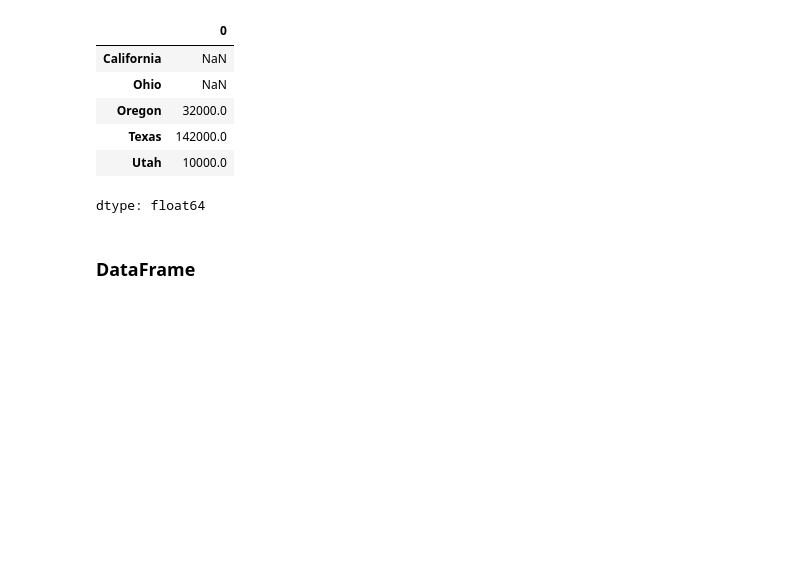
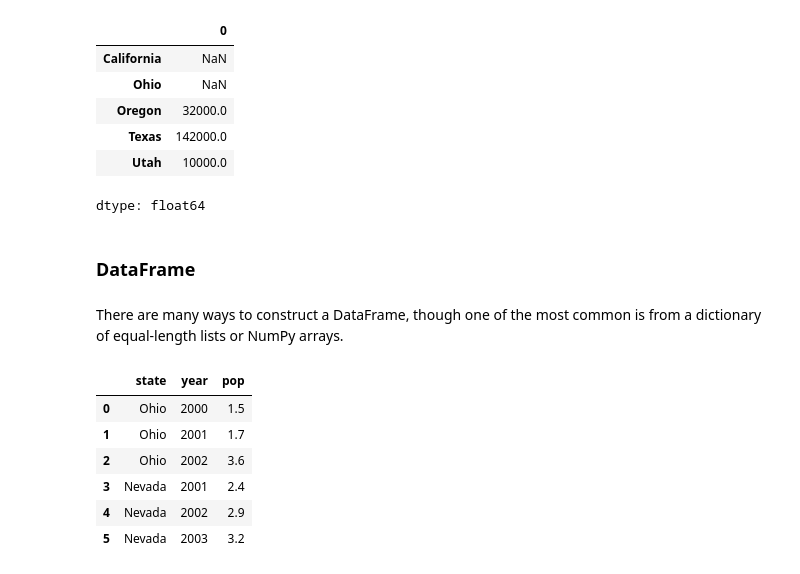
Before and after one commit to Mountain-Biker/pydata-book-practice, a Jupyter notebook: chapter5.ipynb, the cells around one changed output. Cells and saved outputs as stored; diff of their text form; code cells hidden in the pictures; blank space fills up the shorter version.

```diff
--- a/chapter5.ipynb
+++ b/chapter5.ipynb
@@ -157,3 +157,5 @@ obj3 + obj4
 dtype: float64
 # %% [markdown]
 ### DataFrame
+# %% [markdown]
+There are many ways to construct a DataFrame, though one of the most common is from a dictionary of equal-length lists or NumPy arrays.
@@ -159,0 +167,10 @@ dtype: float64
+# %%
+frame
+# %% [output]
+|  | state | year | pop |
+| 0 | Ohio | 2000 | 1.5 |
+| 1 | Ohio | 2001 | 1.7 |
+| 2 | Ohio | 2002 | 3.6 |
+| 3 | Nevada | 2001 | 2.4 |
+| 4 | Nevada | 2002 | 2.9 |
+| 5 | Nevada | 2003 | 3.2 |
```
Also changed, not shown: parts of 17 cells of this notebook.
